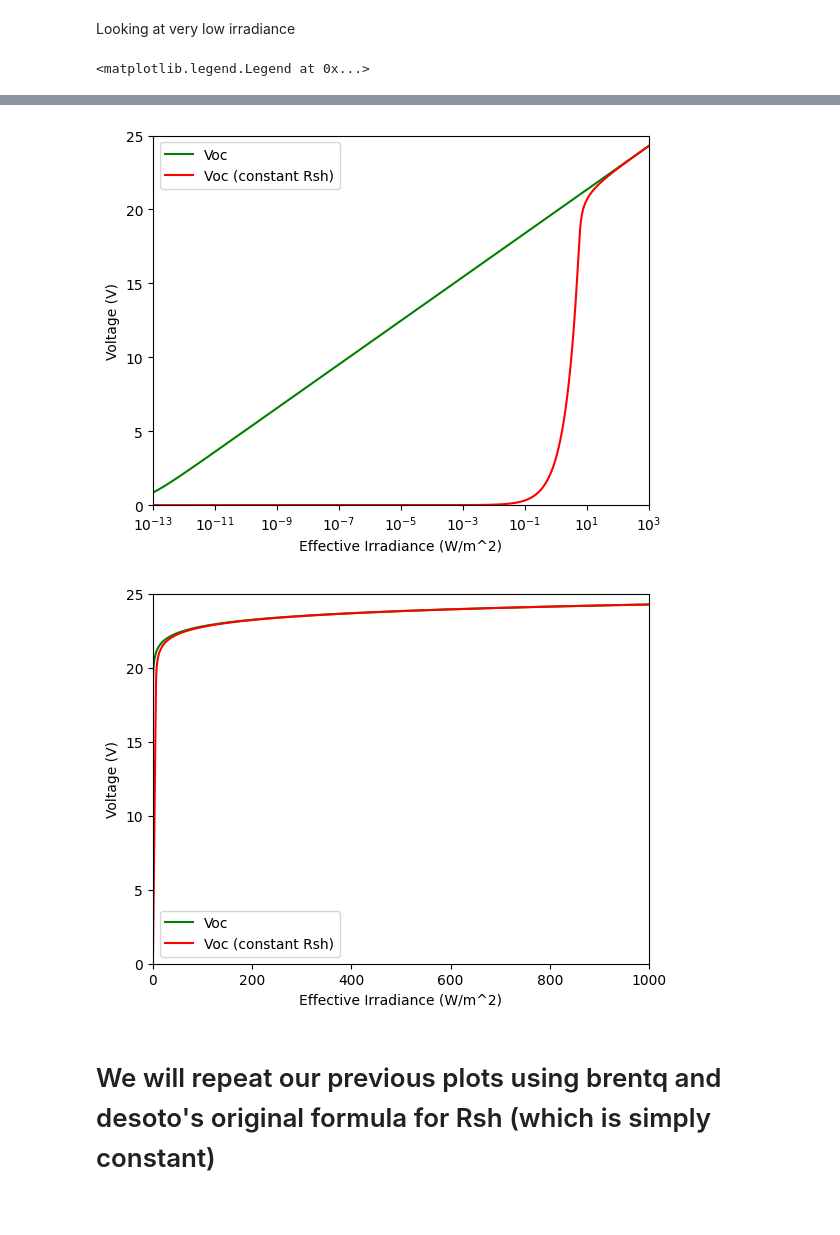
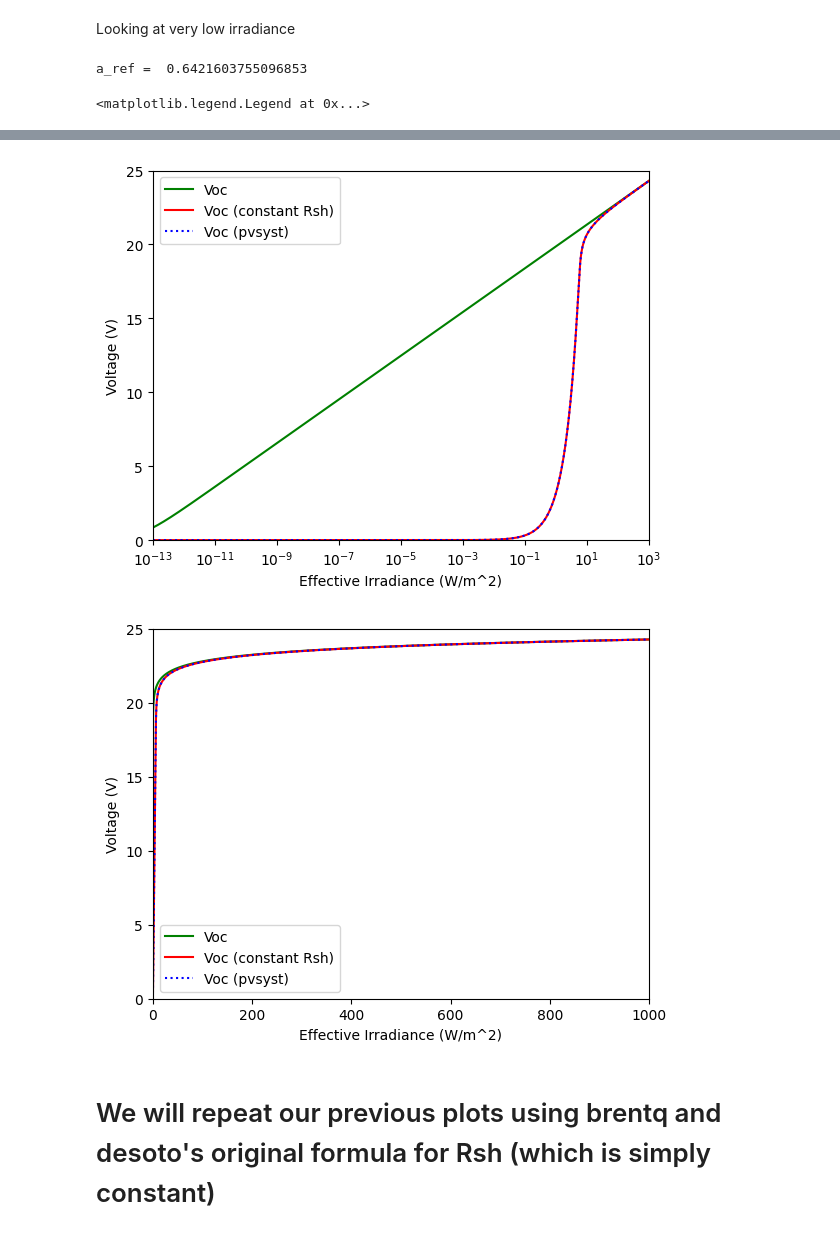
Before and after one commit to natecostello/pv-partial-shading, a Jupyter notebook: voc_vmp_vs_irradiance.ipynb, the cells around one changed output, grey strips where cells are left out. Cells and saved outputs as stored; diff of their text form; code cells hidden in the pictures.

Commit message:
added plots

```diff
--- a/voc_vmp_vs_irradiance.ipynb
+++ b/voc_vmp_vs_irradiance.ipynb
@@ -297,6 +297,8 @@ IL, I0, Rs, Rsh, nNsVth = pvlib.pvsystem.calcparams_desoto(
     R_s=rich_solar_12V_params['R_s']
 )
 
+print('a_ref = ', rich_solar_12V_params['a_ref'])
+
 # plug the parameters into the SDE and solve for IV curves:
 SDE_params = {
     'photocurrent': IL,
@@ -312,8 +314,45 @@ curve_info = pvlib.pvsystem.singlediode(method='brentq', **SDE_params)
 SDE_params_constant_rsh = SDE_params.copy()
 SDE_params_constant_rsh['resistance_shunt'] = rich_solar_12V_params['R_sh_ref']
 
+# determin SDE_params using calcparams_pvsyst
+
+#calc gamma_ref and mu_gamma
+#calc thermal voltage
+vth = 1.38064852e-23 * (25 + 273.15) / 1.60217662e-19
+gamma_ref = rich_solar_12V_params['a_ref']/(vth * rich_solar_12V_params['N_s'])
+mu_gamma = 0.0
+
+IL, I0, Rs, Rsh, nNsVth = pvlib.pvsystem.calcparams_pvsyst(
+    Geff,
+    Temp,
+    alpha_sc=rich_solar_12V_params['alpha_sc'],
+    gamma_ref=gamma_ref,
+    mu_gamma=mu_gamma,
+    I_L_ref=rich_solar_12V_params['I_L_ref'],
+    I_o_ref=rich_solar_12V_params['I_o_ref'],
+    R_sh_ref=rich_solar_12V_params['R_sh_ref'],
+    R_sh_0=rich_solar_12V_params['R_sh_ref'],
+    R_s=rich_solar_12V_params['R_s'],
+    cells_in_series=rich_solar_12V_params['N_s']
+)
+
+SDE_params_pvsyst = {
+    'photocurrent': IL,
+    'saturation_current': I0,
+    'resistance_series': Rs,
+    'resistance_shunt': Rsh,
+    'nNsVth': nNsVth
+}
+
+curve_info_pvsyst = pvlib.pvsystem.singlediode(method='brentq', **SDE_params_pvsyst)
+
+
+
+
 # solve for IV curves using the new SDE_params
 curve_info_constant_rsh = pvlib.pvsystem.singlediode(method='brentq', **SDE_params_constant_rsh)
+# %% [output]
+a_ref =  0.6421603755096853
 # %%
 # plot Rsh vs Geff with a log-log
 plt.figure()
@@ -350,6 +389,9 @@ plt.plot(Geff, curve_info['v_oc'], label='Voc', color='g')
 # add a second line for the IV curve with a constant Rsh
 plt.plot(Geff, curve_info_constant_rsh['v_oc'], label='Voc (constant Rsh)', color='r')
 
+# add a third line for the IV curve with pvsyst parameters
+plt.plot(Geff, curve_info_pvsyst['v_oc'],linestyle=':', label='Voc (pvsyst)', color='b')
+
 # label the axes
 plt.xlabel('Effective Irradiance (W/m^2)')
 plt.ylabel('Voltage (V)')
@@ -360,35 +402,39 @@ plt.xscale('log')
 # plot over the range 0 to v_start and the corresponding irradiance
 plt.ylim(0, 25)
 plt.xlim(Geff_lower, Geff_upper)
 
+
 # add a legend
 plt.legend()
 
 # plot voc vs geff with with a linear scale on the x-axis
 plt.figure()
 plt.plot(Geff,curve_info['v_oc'], label='Voc', color='g')
 
 # add a second line for the IV curve with a constant Rsh
 plt.plot(Geff, curve_info_constant_rsh['v_oc'], label='Voc (constant Rsh)', color='r')
+
+# add a third line for the IV curve with pvsyst parameters
+plt.plot(Geff, curve_info_pvsyst['v_oc'], linestyle=':', label='Voc (pvsyst)', color='b')
 
 # label the axes
 plt.xlabel('Effective Irradiance (W/m^2)')
 plt.ylabel('Voltage (V)')
 
 # plot over the range 0 to v_start and the corresponding irradiance
 plt.ylim(0, 25)
 plt.xlim(0, Geff_upper)
 
 
 # add a legend
 plt.legend()
 # %% [output]
 <matplotlib.legend.Legend at 0x...>
 [figure]
 [figure]
 [figure]
-[figure, old version]
+[figure, new version]
-[figure, old version]
+[figure, new version]
 # %% [markdown]
 # We will repeat our previous plots using brentq and desoto's original formula for Rsh (which is simply constant)
 # %% [markdown]
```
Also changed, not shown: parts of 2 cells of this notebook.
